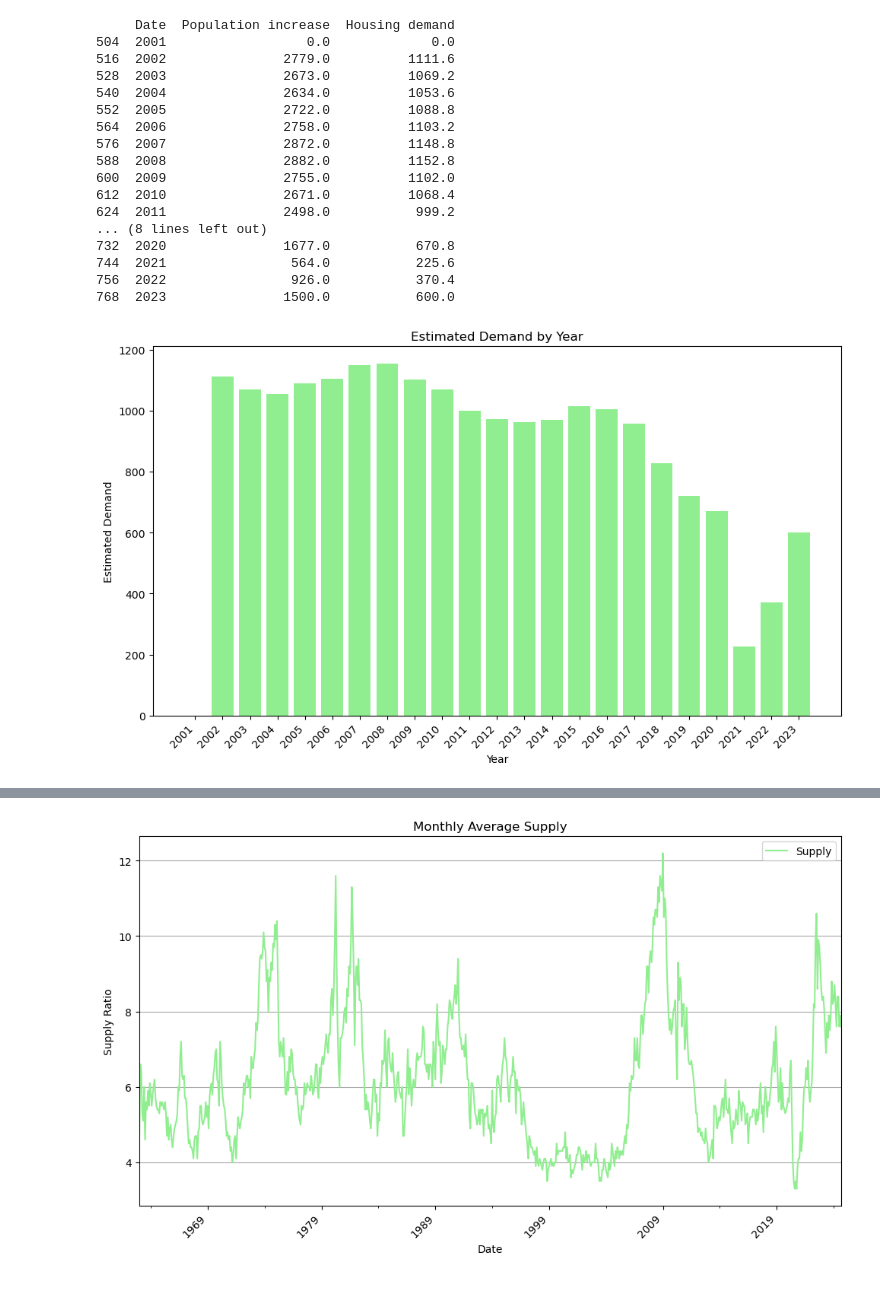
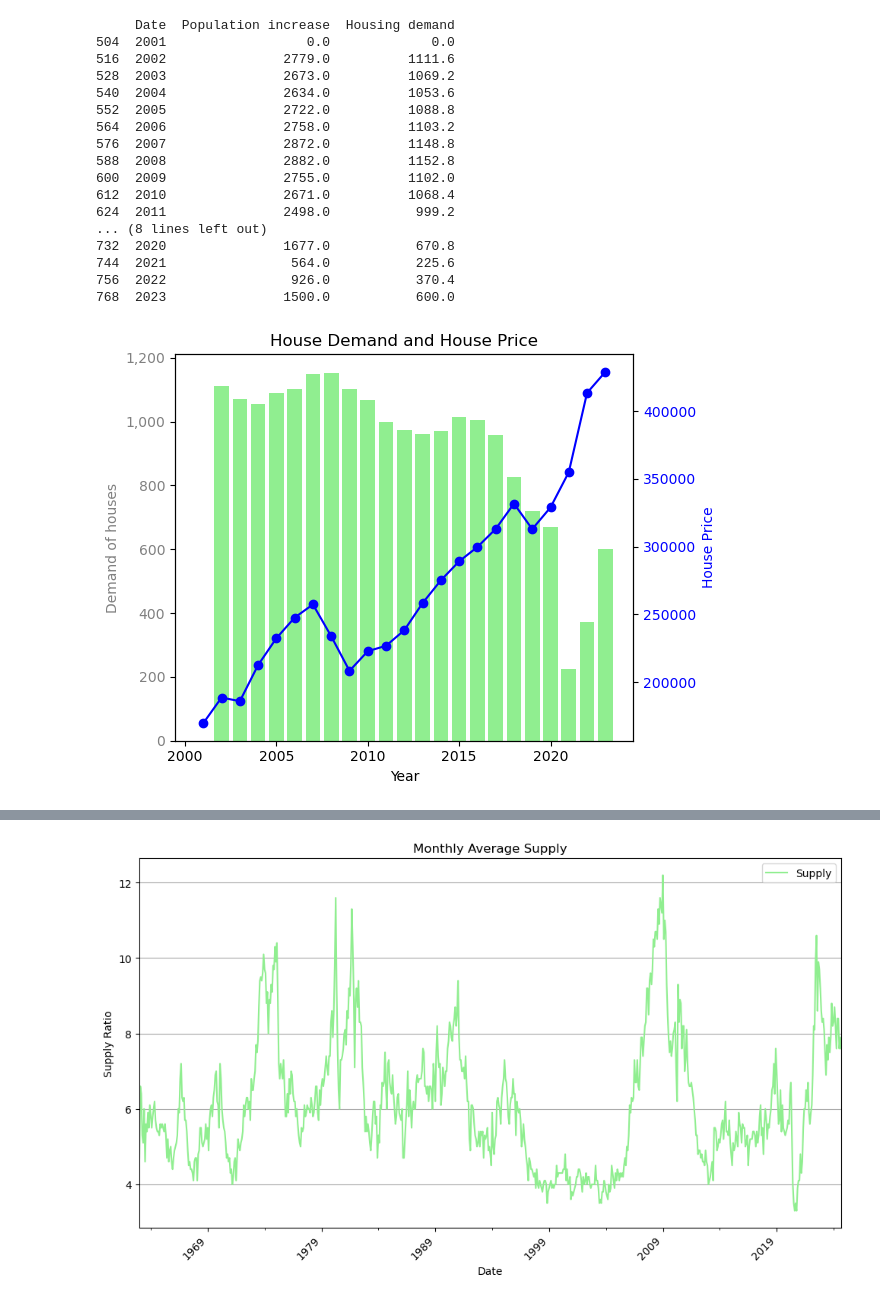
Before and after one commit to Sethdcarter/group8_data_project_1, a Jupyter notebook: Codes/Population and Supply.ipynb, the cells around one changed output, grey strips where cells are left out. Drawn from its saved outputs; the diff is of its cells as text; code cells hidden in the pictures.

```diff
--- a/Codes/Population and Supply.ipynb
+++ b/Codes/Population and Supply.ipynb
@@ -195,33 +208,37 @@ print(combined_df[['Date', 'Population increase', 'Housing demand']])
 744  2021                564.0           225.6
 756  2022                926.0           370.4
 768  2023               1500.0           600.0
-# %%
-plt.figure(figsize=(10, 6))
-plt.bar(combined_df['Date'], combined_df['Housing demand'], color='lightgreen')
-
-# Add labels and title
-plt.xlabel('Year')
-plt.ylabel('Estimated Demand')
-plt.title('Estimated Demand by Year')
-plt.xticks(combined_df['Date'])
-
-# Rotate the x-axis labels for better readability
-plt.xticks(combined_df['Date'], rotation=45, ha='right')
-
-# Show the plot
-plt.tight_layout()
-
-
-#Export graph to png
-folder = "../Output/"  # Adjust the path as needed
-
-# Ensure the folder exists, create it if it doesn't
-if not os.path.exists(folder):
-    os.makedirs(folder)
-
-# Save the plot to the specified folder
-plt.savefig(os.path.join(folder, 'Estimated_Demand.png'), dpi=600)
-plt.show()
-# %% [output]
-[figure, removed]
+# %%
+fig, ax1 = plt.subplots()
+
+ax1.bar(combined_df['Date'], combined_df['Housing demand'], color='lightgreen', label='House Demand')
+ax1.set_xlabel('Year')
+ax1.set_ylabel('Demand of houses', color='gray')
+ax1.tick_params(axis='y', labelcolor='gray')
+
+ax1.yaxis.set_major_formatter(FuncFormatter(lambda x, _: f'{int(x):,}'))
+
+ax2 = ax1.twinx()
+ax2.plot(combined_df['Date'], combined_df['Price'], color='blue', marker='o', label='Median Sale Price')
+ax2.set_ylabel('House Price', color='blue')
+ax2.tick_params(axis='y', labelcolor='blue')
+
+
+
+plt.title('House Demand and House Price')
+fig.tight_layout()
+
+#Export graph to png
+folder = "../Output/"  # Adjust the path as needed
+
+# Ensure the folder exists, create it if it doesn't
+if not os.path.exists(folder):
+    os.makedirs(folder)
+
+# Save the plot to the specified folder
+plt.savefig(os.path.join(folder, 'Demand.png'), dpi=600)
+
+plt.show()
+# %% [output]
+[figure, added]
 # %%
```
Also changed, not shown: parts of 7 cells of this notebook, 2 other files.
